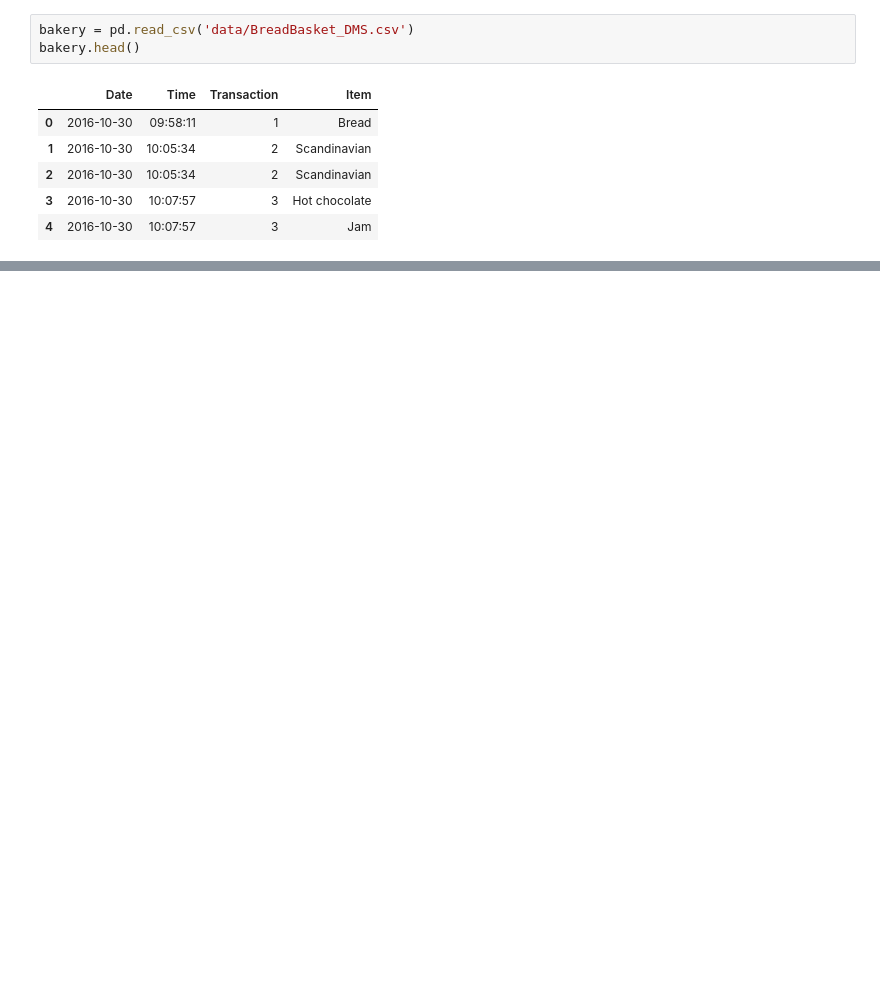
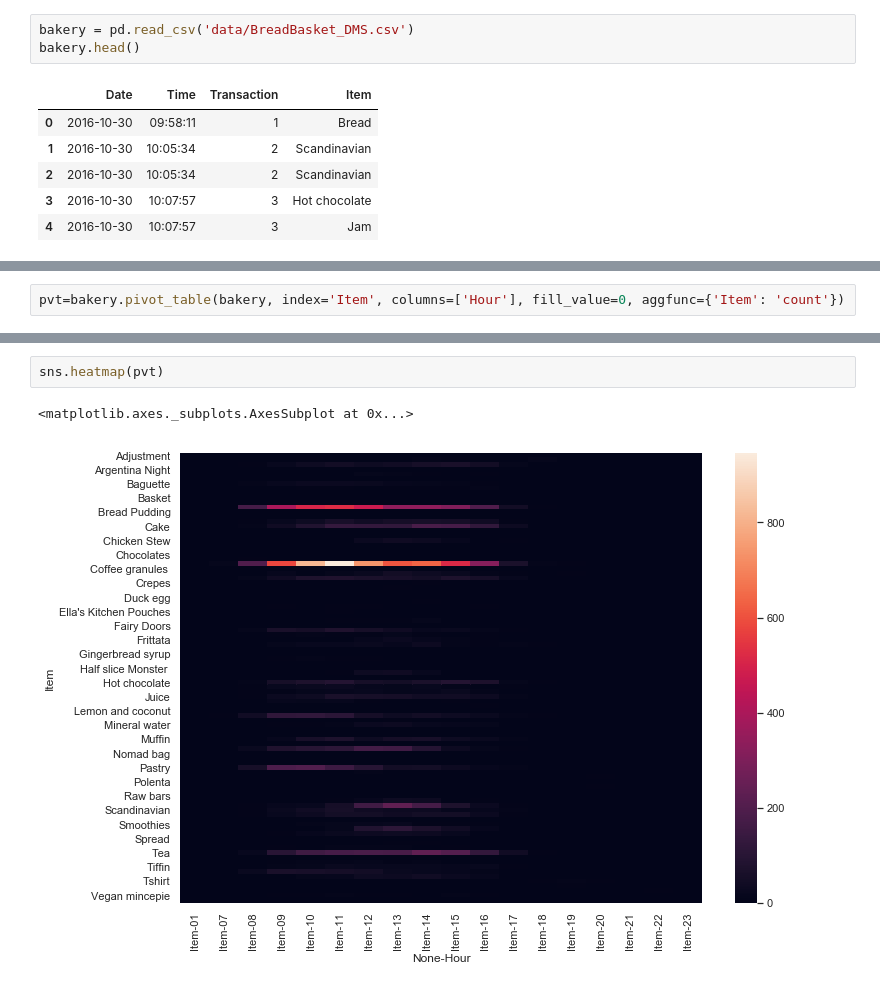
Before and after one commit to c-m-hunt/bakery-stats, a Jupyter notebook: Bakery.ipynb, the cells around one changed output, grey strips where cells are left out. Saved outputs shown, nothing was run; the diff lists cells and outputs as text; blank space fills up the shorter version.

```diff
--- a/Bakery.ipynb
+++ b/Bakery.ipynb
@@ -12,0 +33,2 @@ bakery.head()
+# %%
+pvt=bakery.pivot_table(bakery, index='Item', columns=['Hour'], fill_value=0, aggfunc={'Item': 'count'})
@@ -12,0 +58,5 @@ bakery.head()
+# %%
+sns.heatmap(pvt)
+# %% [output]
+<matplotlib.axes._subplots.AxesSubplot at 0x...>
+[figure, added]
```
Also changed, not shown: parts of 6 cells of this notebook.
